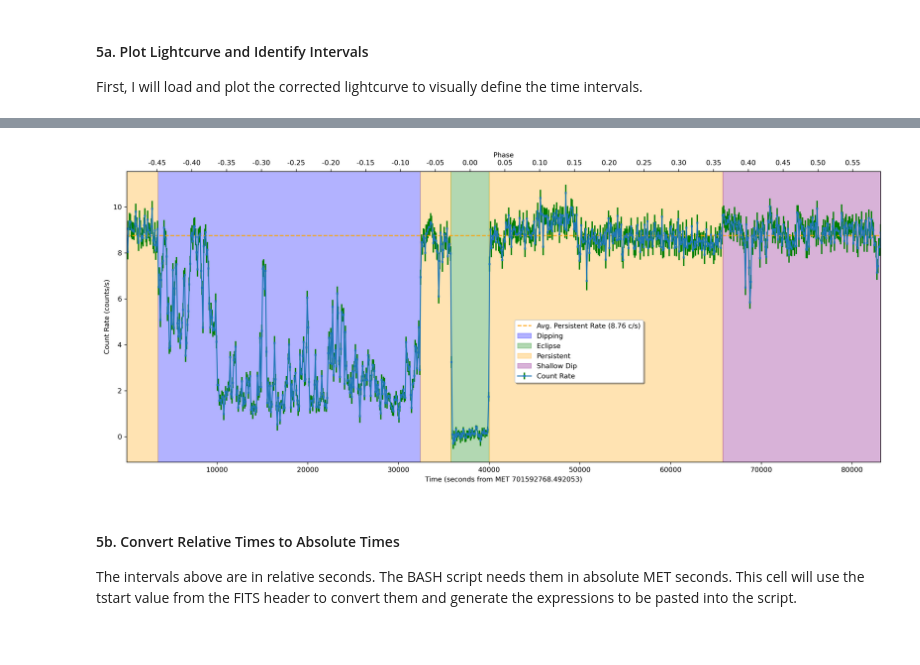
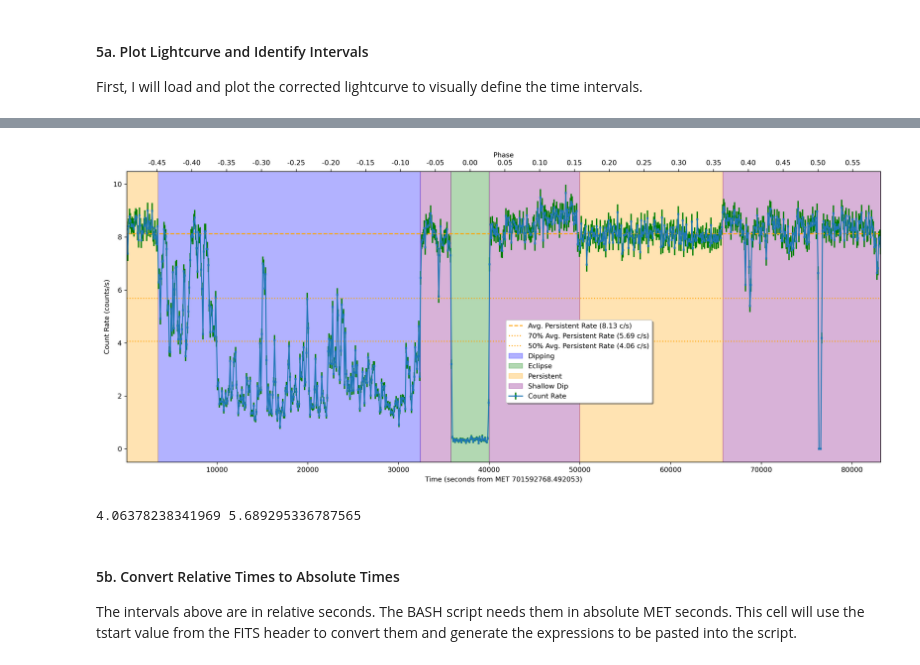
Before and after one commit to KSSolomons/Swift-j1858.6-0814, a Jupyter notebook: notebooks/time_spec(05).ipynb, the cells around one changed output, grey strips where cells are left out. Cells and saved outputs as stored; diff of their text form; code cells hidden in the pictures.

Commit message:
Update extraction scripts and notebooks: adjust grouping specification, refine time filters, and add new flux-resolved extraction scripts

```diff
--- a/notebooks/time_spec(05).ipynb
+++ b/notebooks/time_spec(05).ipynb
@@ -34,8 +16,8 @@ os.environ['OBSID'] = '/0865600201'
 project_root = os.environ.get('PROJECT_ROOT')
 obsid = os.environ.get('OBSID')
 
-# Define path to the corrected lightcurve
-lc_file_path = f"{project_root}/products/{obsid}/pn/lc/pn_source_lc_corrected.fits"
+# Define path to the raw lightcurve
+lc_file_path = f"{project_root}/products/{obsid}/pn/lc/pn_source_lc_raw.fits"
 
 # Read the RATE table to get time and rate columns
 with fits.open(lc_file_path) as hdul:
@@ -64,10 +46,10 @@ rate = rate[valid_mask]
 
 error = lc_table['ERROR'][valid_mask]
 # --- Define intervals based on visual inspection of the plot ---
-persistent_intervals = [(time_relative[0], 3510), (32430, 35780), (40000, 65760)]
+persistent_intervals = [(time_relative[0], 3510), (50000, 65760)]
 dipping_intervals = (3510, 32430)
 eclipse_intervals = (35780, 40000)
-shallow_dip_interval = (65760, time_relative[-1])
+shallow_dip_intervals = [ (32430, 35780), (40000,50000),(65760, time_relative[-1])]
 
 # --- Plotting ---
 fig, ax1 = plt.subplots(figsize=(16, 7), dpi=100) # Standard inline size
@@ -78,19 +60,38 @@ ax1.set_ylabel('Count Rate (counts/s)')
 
 # average count rate for persistent intervals
 persistent_mask = ((time_relative >= persistent_intervals[0][0]) & (time_relative <= persistent_intervals[0][1])) | \
-                  ((time_relative >= persistent_intervals[1][0]) & (time_relative <= persistent_intervals[1][1])) | \
-                  ((time_relative >= persistent_intervals[2][0]) & (time_relative <= persistent_intervals[2][1]))
+                  ((time_relative >= persistent_intervals[1][0]) & (time_relative <= persistent_intervals[1][1]))
+
+shallow_mask = ((time_relative >= shallow_dip_intervals[0][0]) & (time_relative <= shallow_dip_intervals[0][1])) | \
+                ((time_relative >= shallow_dip_intervals[1][0]) & (time_relative <= shallow_dip_intervals[1][1])) | \
+               ((time_relative >= shallow_dip_intervals[2][0]) & (time_relative <= shallow_dip_intervals[2][1]))
+
+
 persistent_rate = rate[persistent_mask]
+shallow_rate = rate[shallow_mask]
+
 average_persistent_rate = persistent_rate.mean()
+
+#average persistent rate
 ax1.hlines(average_persistent_rate, time_relative[0], time_relative[-1], colors='orange', linestyles='dashed', label=f'Avg. Persistent Rate ({average_persistent_rate:.2f} c/s)')
 
+#75% average persistent rate
+ax1.hlines(average_persistent_rate*0.70, time_relative[0], time_relative[-1], colors='orange', linestyles='dotted', label=f'70% Avg. Persistent Rate ({average_persistent_rate*0.70:.2f} c/s)')
+
+#45% average persistent rate
+ax1.hlines(average_persistent_rate*0.5, time_relative[0], time_relative[-1], colors='orange', linestyles='dotted', label=f'50% Avg. Persistent Rate ({average_persistent_rate*0.50:.2f} c/s)')
+
+
+#
 # Highlight intervals
 ax1.axvspan(dipping_intervals[0], dipping_intervals[1], color='blue', alpha=0.3, label='Dipping')
 ax1.axvspan(eclipse_intervals[0], eclipse_intervals[1], color='green', alpha=0.3, label='Eclipse')
 ax1.axvspan(persistent_intervals[0][0], persistent_intervals[0][1], color='orange', alpha=0.3, label='Persistent')
 ax1.axvspan(persistent_intervals[1][0], persistent_intervals[1][1], color='orange', alpha=0.3)
-ax1.axvspan(persistent_intervals[2][0], persistent_intervals[2][1], color='orange', alpha=0.3)
-ax1.axvspan(shallow_dip_interval[0], shallow_dip_interval[1], color='purple', alpha=0.3, label='Shallow Dip')
+
+ax1.axvspan(shallow_dip_intervals[0][0], shallow_dip_intervals[0][1], color='purple', alpha=0.3, label='Shallow Dip')
+ax1.axvspan(shallow_dip_intervals[1][0], shallow_dip_intervals[1][1], color='purple', alpha=0.3)
+ax1.axvspan(shallow_dip_intervals[2][0], shallow_dip_intervals[2][1], color='purple', alpha=0.3)
 
 ax1.legend(fancybox=True,shadow=True,loc='upper center', bbox_to_anchor=(0.6, 0.5))
 ax1.set_xlim(time_relative[0], time_relative[-1])
@@ -100,34 +101,38 @@ ax1.set_xlim(time_relative[0], time_relative[-1])
 ax2 = ax1.twiny() # create a second x-axis on top
 period_seconds = 21.3 * 3600
 t0 = (eclipse_intervals[0] + eclipse_intervals[1]) / 2  # Midpoint of the eclipse interval
 
 def time_to_phase(t):
     return (t - t0) / period_seconds
 
 ax2.set_xlabel("Phase")
 # Get limits from ax1 and transform them for ax2
 ax2.set_xlim(time_to_phase(ax1.get_xlim()[0]), time_to_phase(ax1.get_xlim()[1]))
 
 ax2.xaxis.set_ticks_position('top')
 ax2.xaxis.set_label_position('top')
 
 # Set ticks at intervals of 0.05
 from matplotlib.ticker import MultipleLocator, FormatStrFormatter
 ax2.xaxis.set_major_locator(MultipleLocator(0.05))
 ax2.xaxis.set_major_formatter(FormatStrFormatter('%.2f'))
 plt.tight_layout()
 #plt.close() #uncomment to hide the inline interactive plot
 
 # Save the figure to the plots directory
 plot_path = f"{project_root}/products/{obsid}/pn/lc/pn_states_lc.png"
 fig.savefig(plot_path, dpi=300)
+plt.show()
 # Display the saved plot
 from IPython.display import Image, display
 display(Image(filename=plot_path, width=800))
+
+print(average_persistent_rate*0.5, average_persistent_rate*0.70)
 # %% [output]
 [interactive output not drawn]
 [interactive output not drawn]
-[figure, old version]
+[figure, new version]
+4.06378238341969 5.689295336787565
 # %% [markdown]
 #### 5b. Convert Relative Times to Absolute Times
 
```
Also changed, not shown: parts of 5 cells of this notebook, 11 other files.
